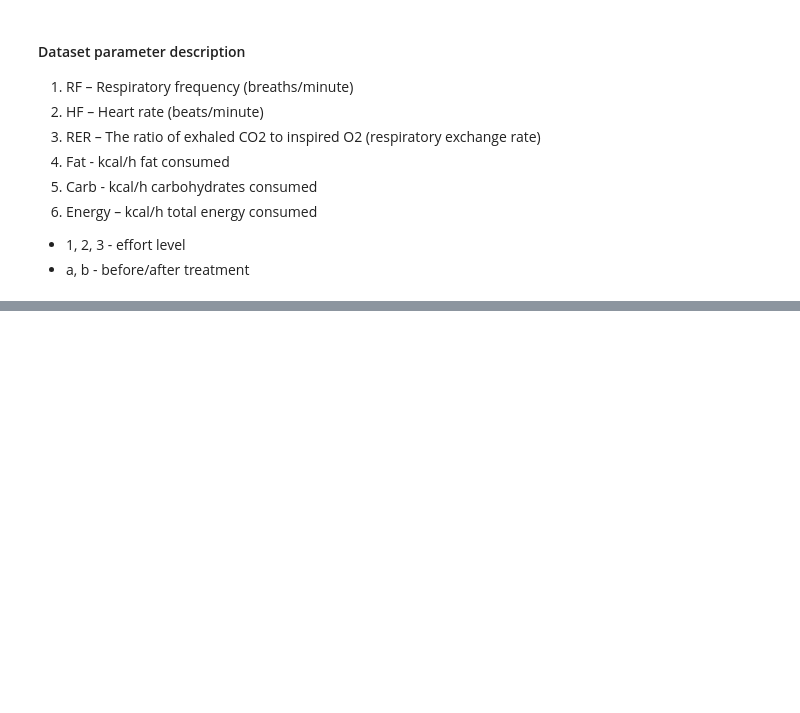
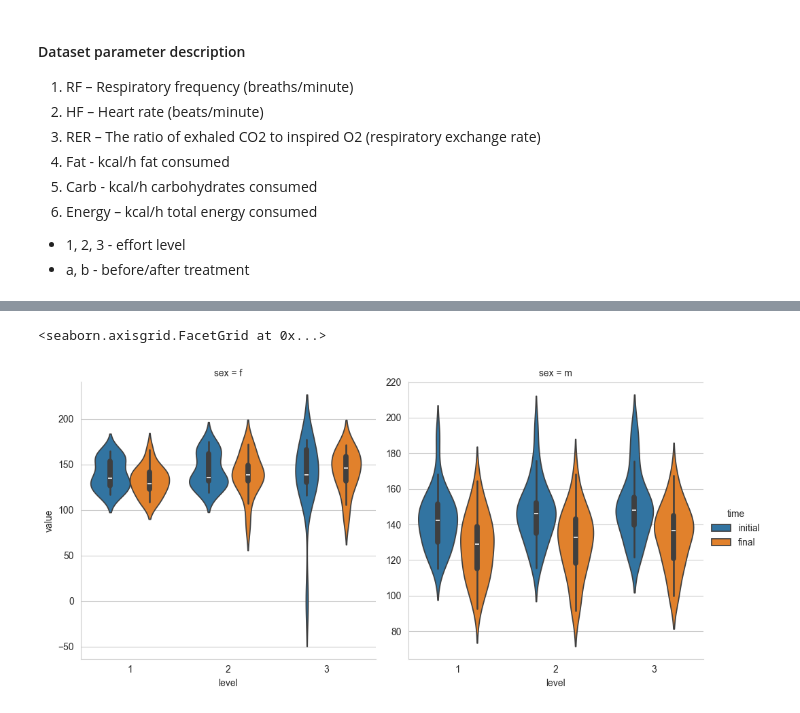
Before and after one commit to subthalamic/subthalamic, a Jupyter notebook: obesity/aero.ipynb, the cells around one changed output, grey strips where cells are left out. Cells and saved outputs as stored; diff of their text form; code cells hidden in the pictures; blank space fills up the shorter version.

```diff
--- a/obesity/aero.ipynb
+++ b/obesity/aero.ipynb
@@ -46,0 +124,11 @@ Index(['Name', 'RF1a', 'RF1b', 'RF2a', 'RF2b', 'RF3a', 'RF3b', 'HF1a', 'HF1b',
+# %%
+#mpl.pyplot.figure(figsize=(14,8))
+sns.catplot(data=aml.loc[aml.parameter=='Heart rate (beats/min)'],
+            x='level', y='value', col='sex',
+            hue='time', hue_order=['initial','final'],
+            sharex=False, sharey=False,
+            kind='violin', split=False, inner='box')
+# plt.savefig('spir-detailed-violin-quart.pdf')
+# %% [output]
+<seaborn.axisgrid.FacetGrid at 0x...>
+[figure, added]
```
Also changed, not shown: parts of 18 cells of this notebook, 6 other files.
